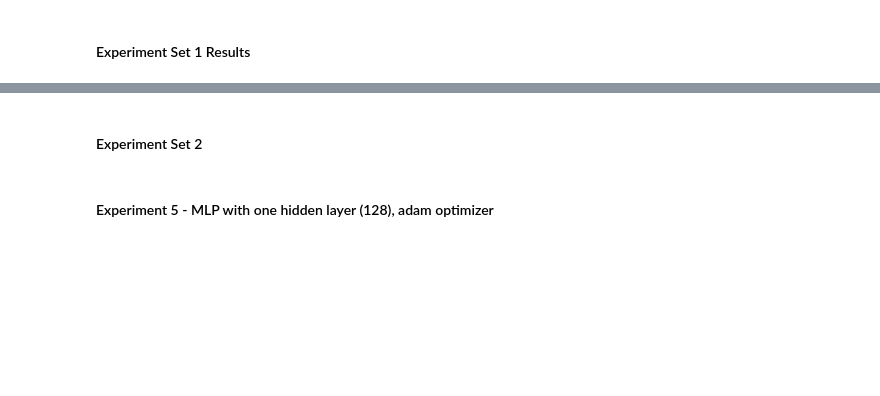
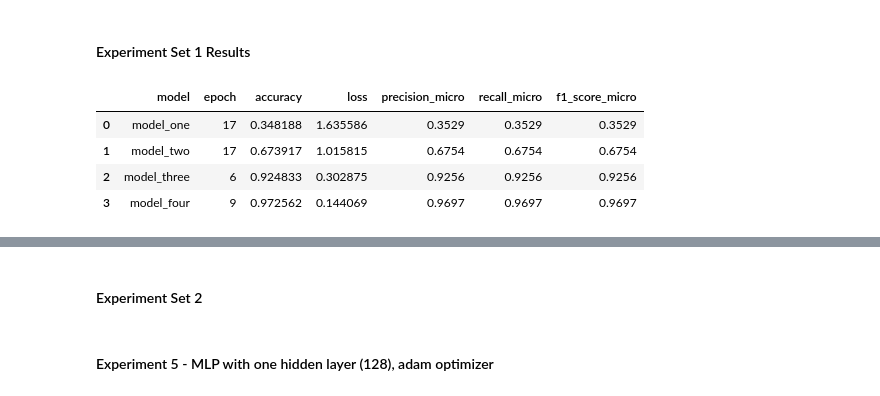
Before and after one commit to hayashady/NU_MSDS, a Jupyter notebook: 458 - Artificial Intelligence & Deep Learning/458.3 - Simple Neural Networks: Architecture & Design Principles/Assignment1Hayashi.ipynb, the cells around one changed output, grey strips where cells are left out. Drawn from its saved outputs; the diff is of its cells as text; code cells hidden in the pictures; blank space fills up the shorter version.

Commit message:
458.A1 - First complete code for models & results

```diff
--- a/458 - Artificial Intelligence & Deep Learning/458.3 - Simple Neural Networks: Architecture & Design Principles/Assignment1Hayashi.ipynb
+++ b/458 - Artificial Intelligence & Deep Learning/458.3 - Simple Neural Networks: Architecture & Design Principles/Assignment1Hayashi.ipynb
@@ -187,7 +203,7 @@ k.clear_session()
 # %% [markdown]
 #### Experiment 1 - MLP with one hidden layer (1)
 # %%
-# Experiment 2
+# Experiment 1
 
 # Step 1 - Create model architecture using the Sequential class
 model_one = Sequential([
@@ -198,7 +214,7 @@ model_one = Sequential([
 # Step 2 - Compile the model
 model_one.compile(optimizer='rmsprop',
                loss = 'categorical_crossentropy',
-               metrics=['accuracy','Precision','ce','Recall','F1Score','AUC'])
+               metrics=['accuracy','AUC'])
 
 # Step 3 - Traing the model, saving the best model
 training_one = history = model_one.fit(
@@ -207,7 +223,8 @@ training_one = history = model_one.fit(
     ,epochs = 200
     ,validation_split=0.20
     ,callbacks=[tf.keras.callbacks.ModelCheckpoint("model_one.h5",save_best_only=True,save_weights_only=False)
-                ,tf.keras.callbacks.EarlyStopping(monitor='val_accuracy', patience=2)]
+                ,tf.keras.callbacks.EarlyStopping(monitor='val_accuracy', patience=2)],
+    verbose=0
     )
 
 # Step 3a - Load the best model
@@ -453,2 +343,16 @@ Epoch 5/200
 # %% [markdown]
 #### Experiment Set 1 Results
+# %%
+experiment_set_1_results = pd.DataFrame(columns=['model','epoch','accuracy','loss','precision_micro','recall_micro','f1_score_micro'])
+experiment_1_results = create_results_dataframe('model_one',training_one,y_test,preds_one)
+experiment_2_results = create_results_dataframe('model_two',training_two,y_test,preds_two)
+experiment_3_results = create_results_dataframe('model_three',training_three,y_test,preds_three)
+experiment_4_results = create_results_dataframe('model_four',training_four,y_test,preds_four)
+experiment_set_1_results = pd.concat([experiment_set_1_results,experiment_1_results,experiment_2_results,experiment_3_results,experiment_4_results]).reset_index(drop=True)
+experiment_set_1_results
+# %% [output]
+|  | model | epoch | accuracy | loss | precision_micro | recall_micro | f1_score_micro |
+| 0 | model_one | 17 | 0.348188 | 1.635586 | 0.3529 | 0.3529 | 0.3529 |
+| 1 | model_two | 17 | 0.673917 | 1.015815 | 0.6754 | 0.6754 | 0.6754 |
+| 2 | model_three | 6 | 0.924833 | 0.302875 | 0.9256 | 0.9256 | 0.9256 |
+| 3 | model_four | 9 | 0.972562 | 0.144069 | 0.9697 | 0.9697 | 0.9697 |
```
Also changed, not shown: parts of 25 cells of this notebook, 10 other files.
